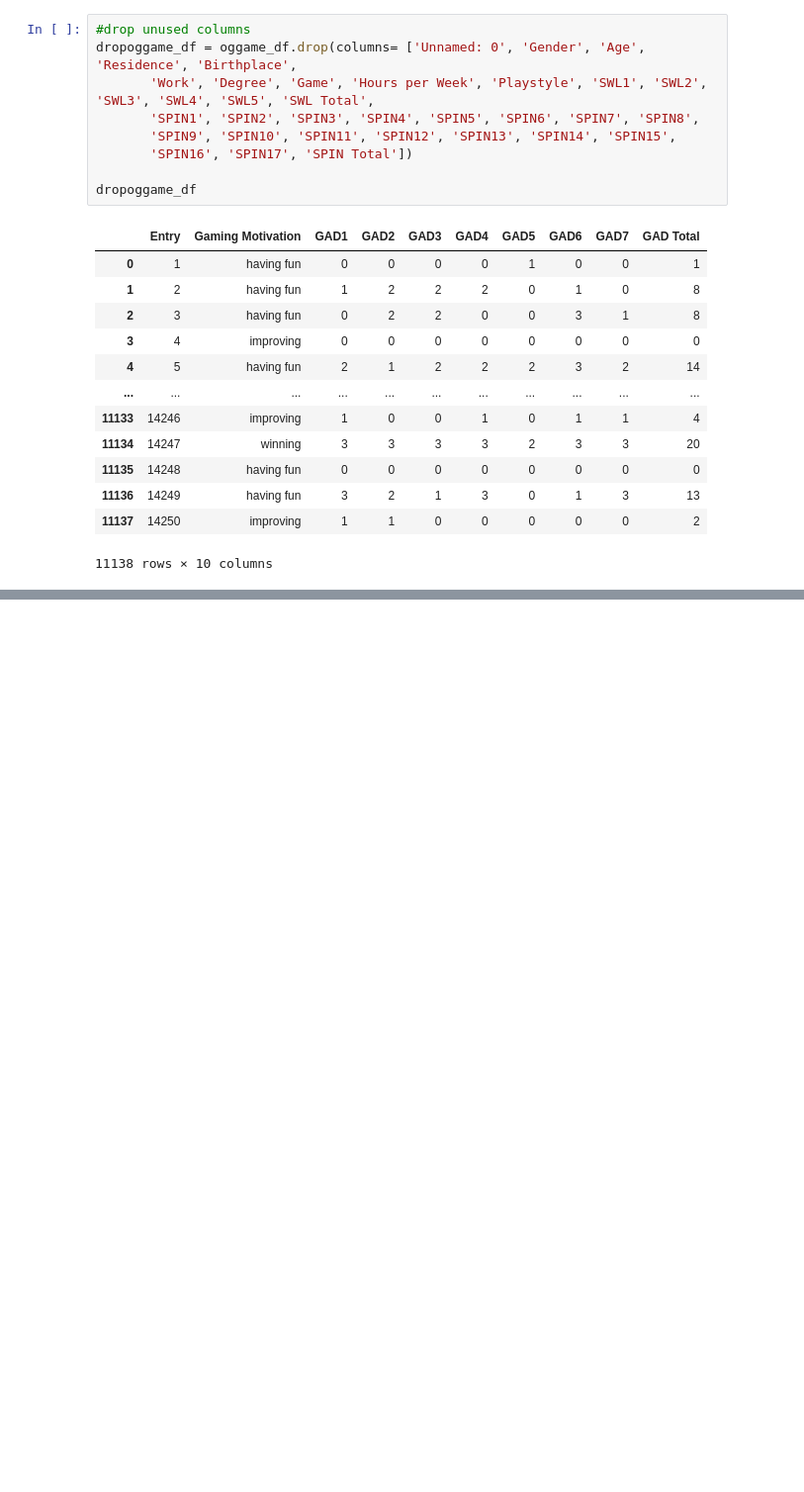
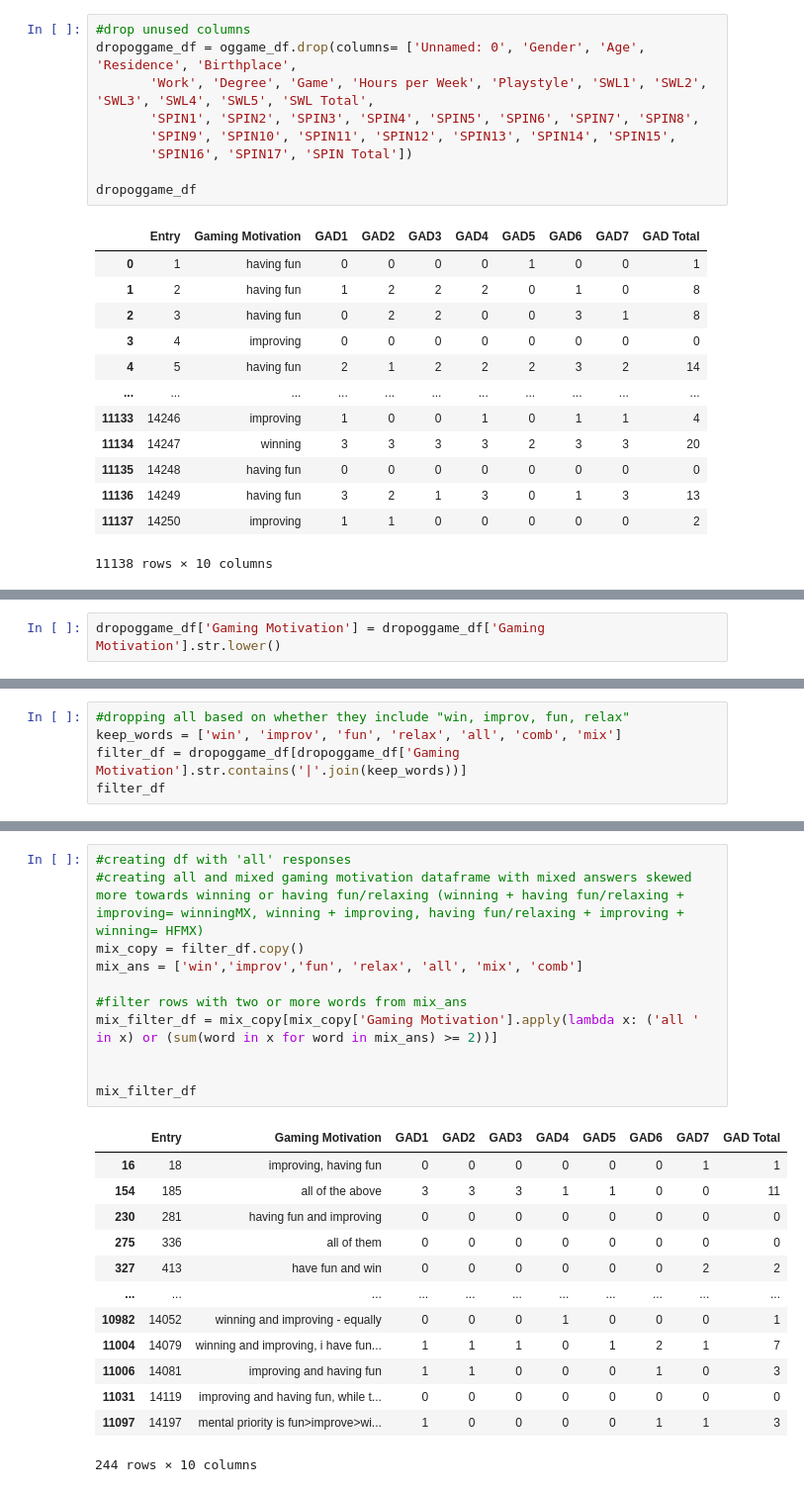
Before and after one commit to ComfyKoala/Project_1_Group_1, a Jupyter notebook: ashleys_analysis/ashleys_analysis.ipynb, the cells around one changed output, grey strips where cells are left out. Shown at 99% size. Drawn from its saved outputs; the diff is of its cells as text; blank space fills up the shorter version.

```diff
--- a/ashleys_analysis/ashleys_analysis.ipynb
+++ b/ashleys_analysis/ashleys_analysis.ipynb
@@ -64,0 +88,2 @@ dropoggame_df
+# %%
+dropoggame_df['Gaming Motivation'] = dropoggame_df['Gaming Motivation'].str.lower()
@@ -64,0 +108,5 @@ dropoggame_df
+# %%
+#dropping all based on whether they include "win, improv, fun, relax"
+keep_words = ['win', 'improv', 'fun', 'relax', 'all', 'comb', 'mix']
+filter_df = dropoggame_df[dropoggame_df['Gaming Motivation'].str.contains('|'.join(keep_words))]
+filter_df
@@ -70,0 +279,25 @@ mixed_gm_df =
+# %%
+#creating df with 'all' responses
+#creating all and mixed gaming motivation dataframe with mixed answers skewed more towards winning or having fun/relaxing (winning + having fun/relaxing + improving= winningMX, winning + improving, having fun/relaxing + improving + winning= HFMX)
+mix_copy = filter_df.copy()
+mix_ans = ['win','improv','fun', 'relax', 'all', 'mix', 'comb']
+
+#filter rows with two or more words from mix_ans
+mix_filter_df = mix_copy[mix_copy['Gaming Motivation'].apply(lambda x: ('all ' in x) or (sum(word in x for word in mix_ans) >= 2))]
+
+
+mix_filter_df
+# %% [output]
+|  | Entry | Gaming Motivation | GAD1 | GAD2 | GAD3 | GAD4 | GAD5 | GAD6 | GAD7 | GAD Total |
+| 16 | 18 | improving, having fun | 0 | 0 | 0 | 0 | 0 | 0 | 1 | 1 |
+| 154 | 185 | all of the above | 3 | 3 | 3 | 1 | 1 | 0 | 0 | 11 |
+| 230 | 281 | having fun and improving | 0 | 0 | 0 | 0 | 0 | 0 | 0 | 0 |
+| 275 | 336 | all of them | 0 | 0 | 0 | 0 | 0 | 0 | 0 | 0 |
+| 327 | 413 | have fun and win | 0 | 0 | 0 | 0 | 0 | 0 | 2 | 2 |
+| ... | ... | ... | ... | ... | ... | ... | ... | ... | ... | ... |
+| 10982 | 14052 | winning and improving - equally | 0 | 0 | 0 | 1 | 0 | 0 | 0 | 1 |
+| 11004 | 14079 | winning and improving, i have fun... | 1 | 1 | 1 | 0 | 1 | 2 | 1 | 7 |
+| 11006 | 14081 | improving and having fun | 1 | 1 | 0 | 0 | 0 | 1 | 0 | 3 |
+| 11031 | 14119 | improving and having fun, while t... | 0 | 0 | 0 | 0 | 0 | 0 | 0 | 0 |
+| 11097 | 14197 | mental priority is fun>improve>wi... | 1 | 0 | 0 | 0 | 0 | 1 | 1 | 3 |
+244 rows × 10 columns
```
Also changed, not shown: parts of 24 cells of this notebook.
